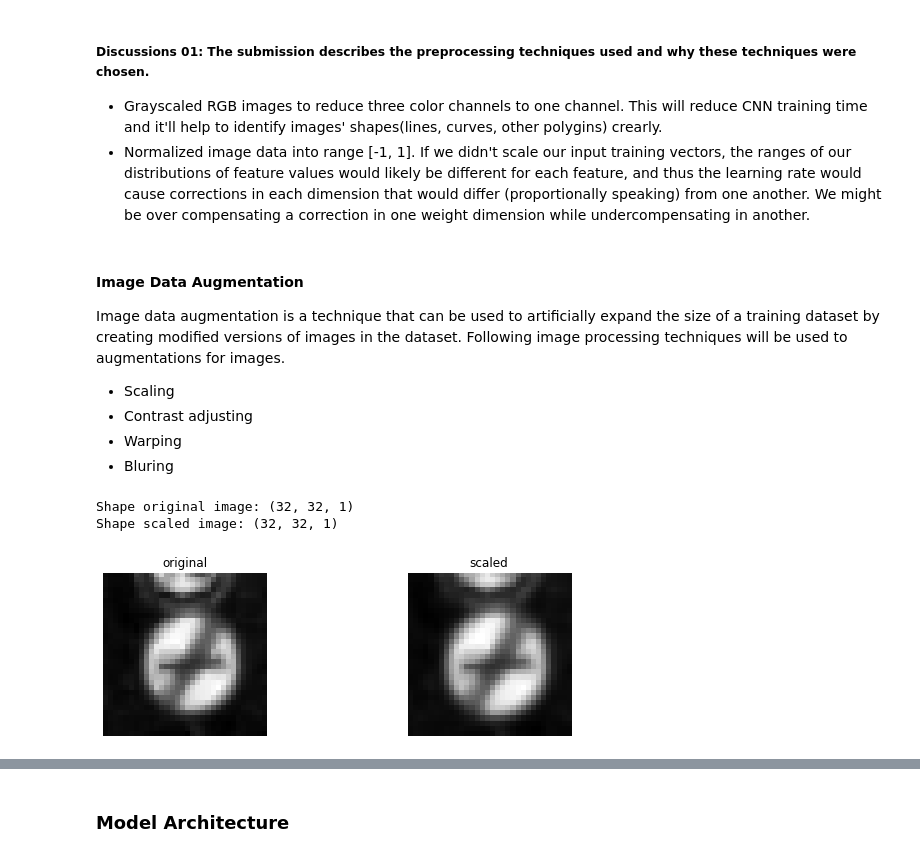
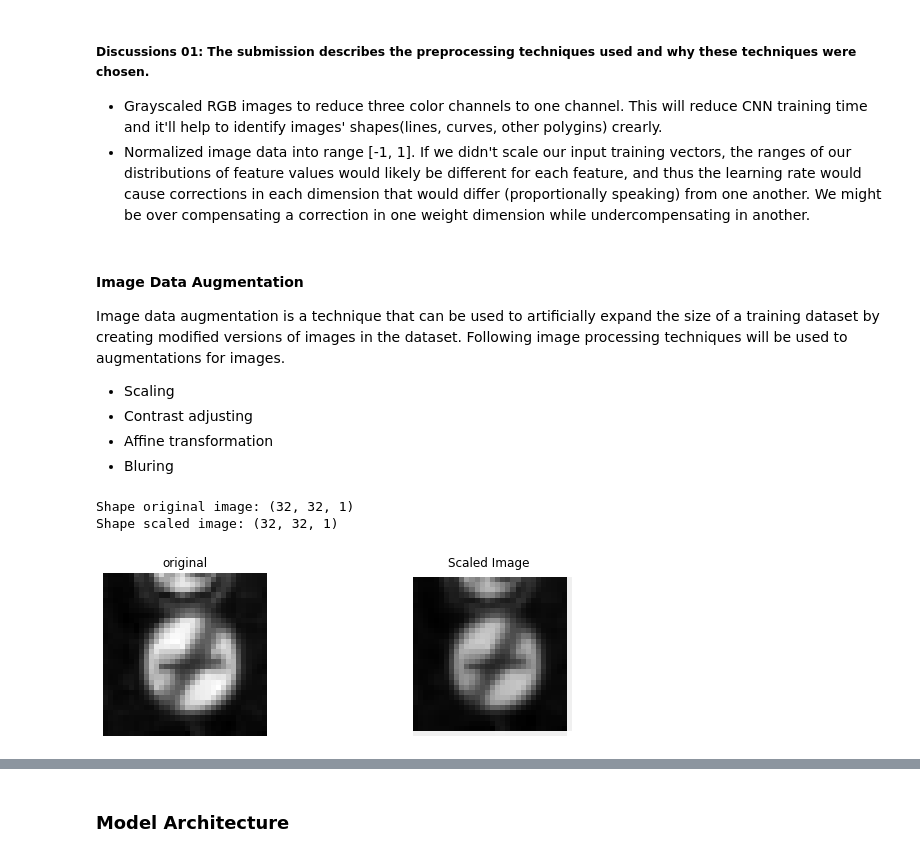
Before and after one commit to snandasena/traffic-sign-classifier, a Jupyter notebook: Traffic_Sign_Classifier.ipynb, the cells around one changed output, grey strips where cells are left out. Cells and saved outputs as stored; diff of their text form; code cells hidden in the pictures.

```diff
--- a/Traffic_Sign_Classifier.ipynb
+++ b/Traffic_Sign_Classifier.ipynb
@@ -226,7 +226,7 @@ X_test = X_test_normalize
 Image data augmentation is a technique that can be used to artificially expand the size of a training dataset by creating modified versions of images in the dataset. Following image processing techniques will be used to augmentations for images.
 * Scaling
 * Contrast adjusting
-* Warping
+* Affine transformation
 * Bluring
 # %%
 def scaling_image(gray):
@@ -251,25 +251,30 @@ def scaling_image(gray):
 
     return warped[:,:,np.newaxis]
 # %%
-img = X_train[0]
-img_dst = scaling_image(img)
+def visualize_aug_image(img, aug_img, label):
+    """
+    This is an utility function.
+    """
+    fig, axs = plt.subplots(1,2, figsize=(10, 3))
 
-fig, axs = plt.subplots(1,2, figsize=(10, 3))
+    axs[0].axis('off')
+    axs[0].imshow(img.squeeze(), cmap='gray')
+    axs[0].set_title('original')
 
-axs[0].axis('off')
-axs[0].imshow(img.squeeze(), cmap='gray')
-axs[0].set_title('original')
-
-axs[1].axis('off')
-axs[1].imshow(img_dst.squeeze(), cmap='gray')
-axs[1].set_title('scaled')
-
-print('Shape original image: (%i, %i, %i)'% img.shape)
-print('Shape scaled image: (%i, %i, %i)'% img_dst.shape)
+    axs[1].axis('off')
+    axs[1].imshow(img_dst.squeeze(), cmap='gray')
+    axs[1].set_title(label)
-# %% [output]
-Shape original image: (32, 32, 1)
-Shape scaled image: (32, 32, 1)
-[figure, removed]
+# %%
+img = X_train[0]
+img_dst = scaling_image(img)
+visualize_aug_image(img, img_dst, 'Scaled Image')
+
+print('Shape original image: (%i, %i, %i)'% img.shape)
+print('Shape scaled image: (%i, %i, %i)'% img_dst.shape)
+# %% [output]
+Shape original image: (32, 32, 1)
+Shape scaled image: (32, 32, 1)
+[figure, added]
 # %%
 def contrast_image(gray, s=1.0):
     """
```
Also changed, not shown: parts of 4 cells of this notebook, 1 other file.
